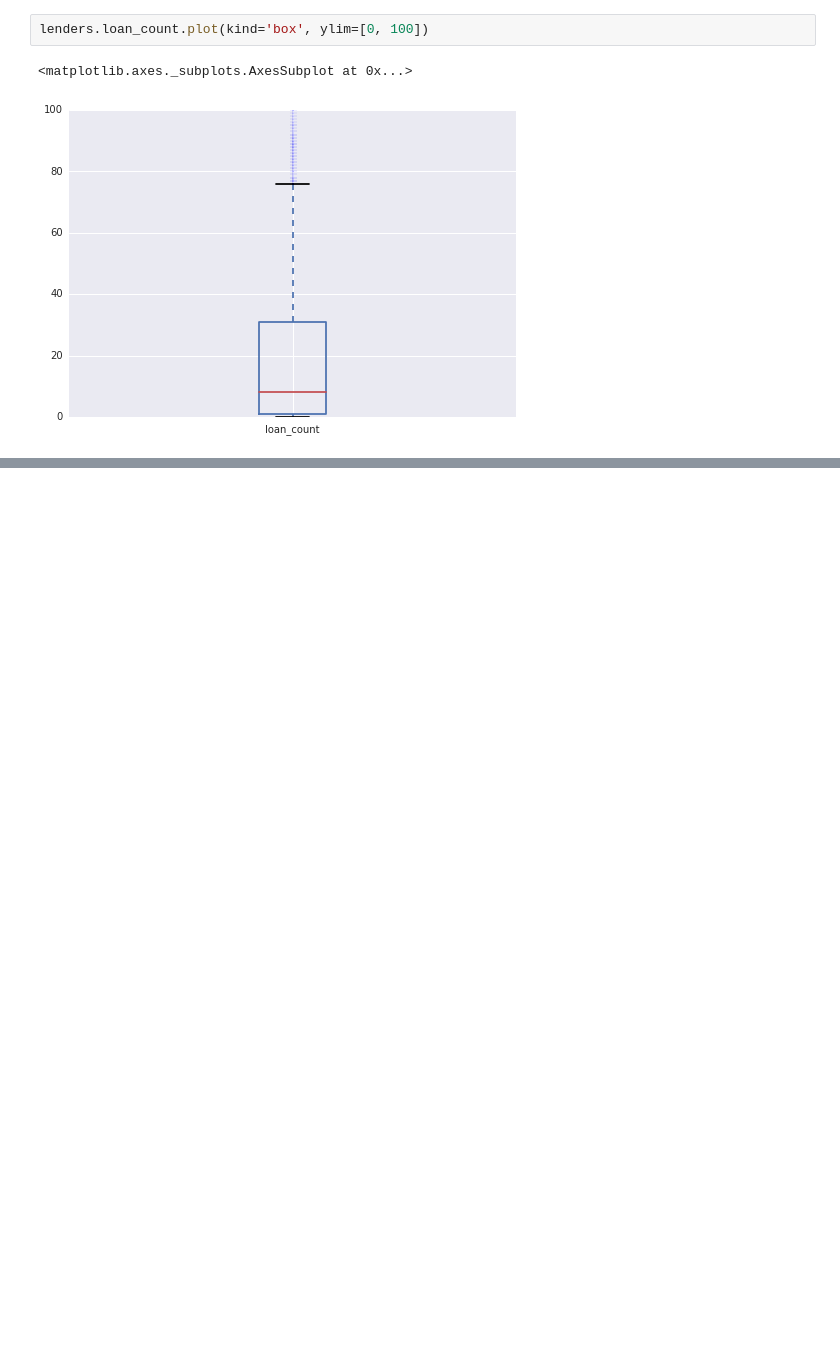
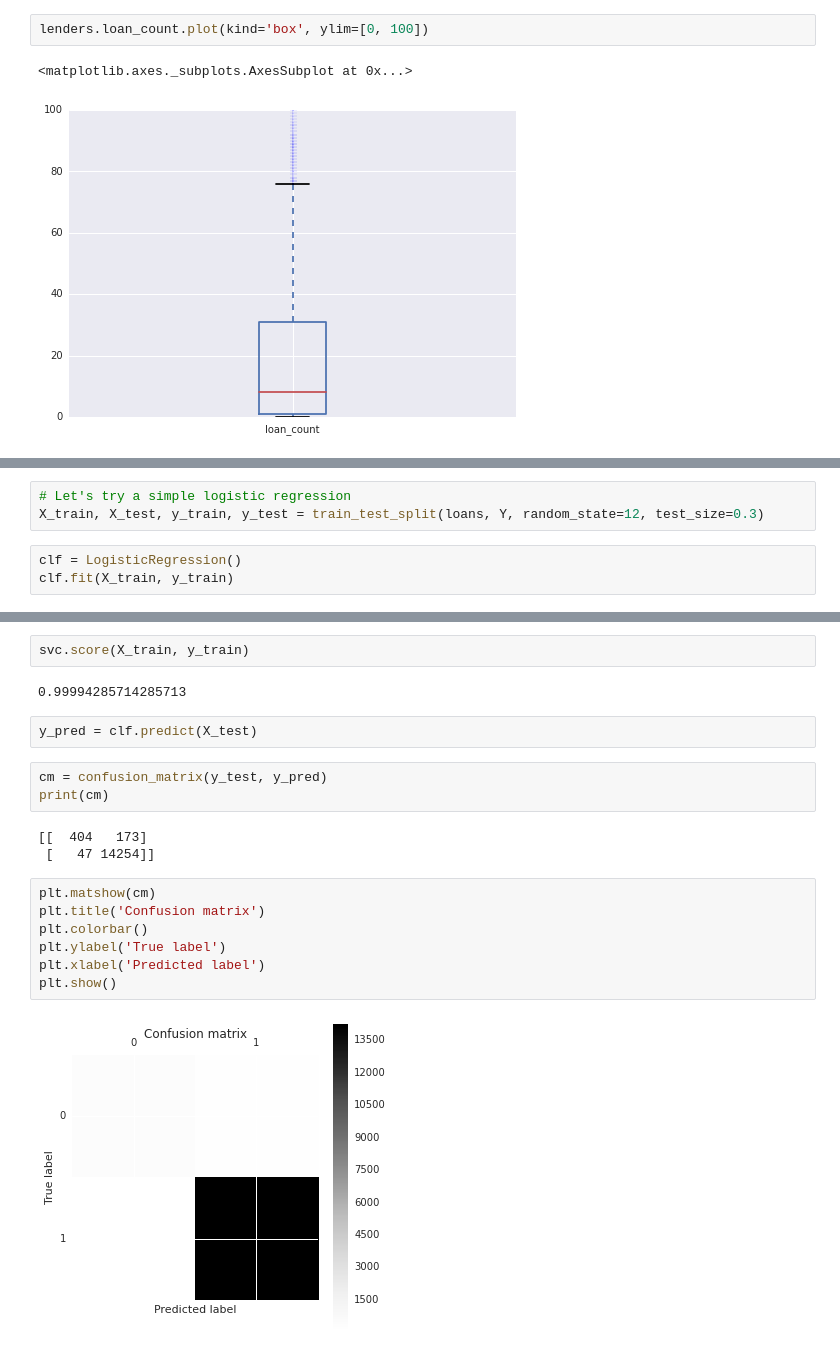
Before and after one commit to hslee16/GA_project, a Jupyter notebook: ga_project.ipynb, the cells around one changed output, grey strips where cells are left out. Cells and saved outputs as stored; diff of their text form; blank space fills up the shorter version.

```diff
--- a/ga_project.ipynb
+++ b/ga_project.ipynb
@@ -128,0 +170,6 @@ array([None], dtype=object)
+# %%
+# Let's try a simple logistic regression
+X_train, X_test, y_train, y_test = train_test_split(loans, Y, random_state=12, test_size=0.3)
+# %%
+clf = LogisticRegression()
+clf.fit(X_train, y_train)
@@ -128,0 +190,21 @@ array([None], dtype=object)
+# %%
+svc.score(X_train, y_train)
+# %% [output]
+0.99994285714285713
+# %%
+y_pred = clf.predict(X_test)
+# %%
+cm = confusion_matrix(y_test, y_pred)
+print(cm)
+# %% [output]
+[[  404   173]
+ [   47 14254]]
+# %%
+plt.matshow(cm)
+plt.title('Confusion matrix')
+plt.colorbar()
+plt.ylabel('True label')
+plt.xlabel('Predicted label')
+plt.show()
+# %% [output]
+[figure, added]
```
Also changed, not shown: parts of 26 cells of this notebook.
